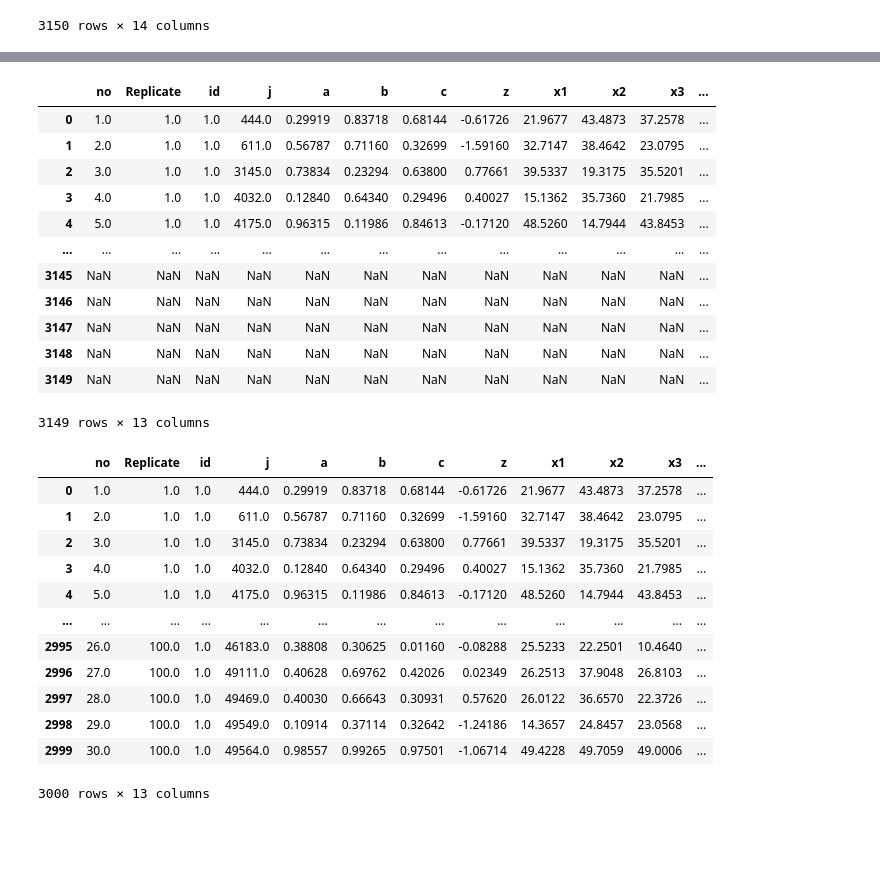
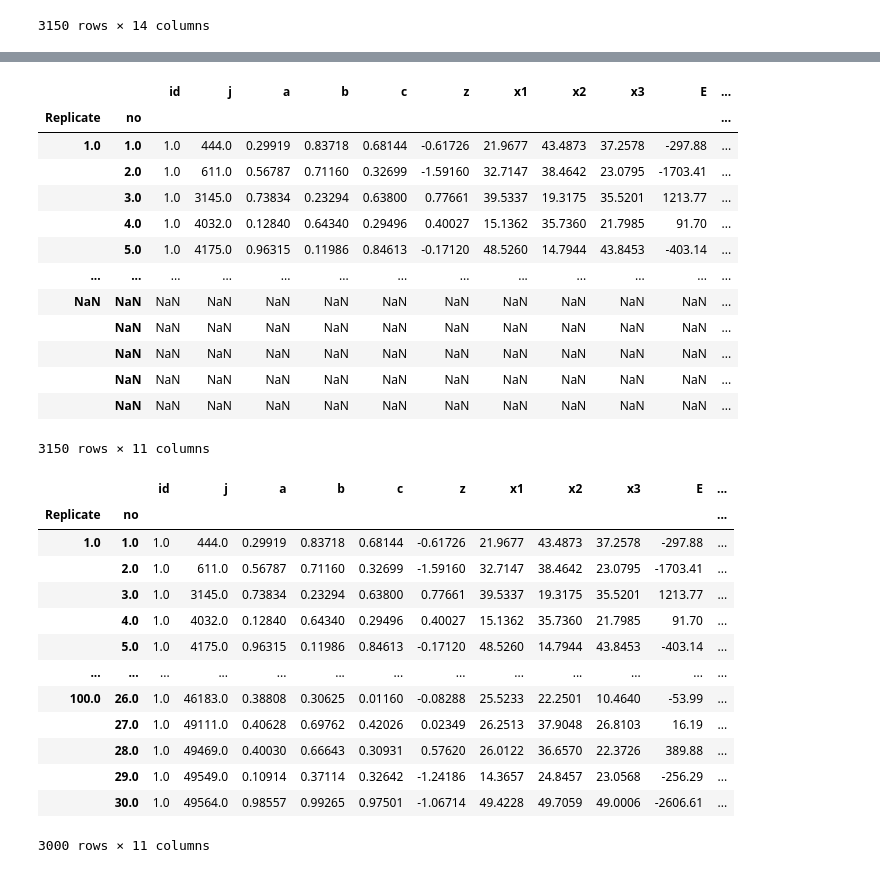
Before and after one commit to iam-fern/Research, a Jupyter notebook: GQ_tese1.ipynb, the cells around one changed output, grey strips where cells are left out. Cells and saved outputs as stored; diff of their text form; code cells hidden in the pictures; blank space fills up the shorter version.

```diff
--- a/GQ_tese1.ipynb
+++ b/GQ_tese1.ipynb
@@ -19,3 +19,6 @@ df
 | 3148 | NaN | NaN | NaN | NaN | NaN | NaN | NaN | NaN | NaN | NaN | NaN | ... |
 | 3149 | NaN | NaN | NaN | NaN | NaN | NaN | NaN | NaN | NaN | NaN | NaN | ... |
 3150 rows × 14 columns
+# %%
+df = pd.read_csv('https://github.com/iam-fern/Research/raw/main/gen_SAS.csv', index_col=['Replicate', 'no'])
+df
@@ -41,33 +60,36 @@ df.isnull()
 df.drop(['Unnamed: 13'], axis=1, inplace=True)
 df
 # %% [output]
-|  | no | Replicate | id | j | a | b | c | z | x1 | x2 | x3 | ... |
-| 0 | 1.0 | 1.0 | 1.0 | 444.0 | 0.29919 | 0.83718 | 0.68144 | -0.61726 | 21.9677 | 43.4873 | 37.2578 | ... |
-| 1 | 2.0 | 1.0 | 1.0 | 611.0 | 0.56787 | 0.71160 | 0.32699 | -1.59160 | 32.7147 | 38.4642 | 23.0795 | ... |
-| 2 | 3.0 | 1.0 | 1.0 | 3145.0 | 0.73834 | 0.23294 | 0.63800 | 0.77661 | 39.5337 | 19.3175 | 35.5201 | ... |
-| 3 | 4.0 | 1.0 | 1.0 | 4032.0 | 0.12840 | 0.64340 | 0.29496 | 0.40027 | 15.1362 | 35.7360 | 21.7985 | ... |
-| 4 | 5.0 | 1.0 | 1.0 | 4175.0 | 0.96315 | 0.11986 | 0.84613 | -0.17120 | 48.5260 | 14.7944 | 43.8453 | ... |
+|  |  | id | j | a | b | c | z | x1 | x2 | x3 | E | ... |
+| Replicate | no |  |  |  |  |  |  |  |  |  |  | ... |
+| 1.0 | 1.0 | 1.0 | 444.0 | 0.29919 | 0.83718 | 0.68144 | -0.61726 | 21.9677 | 43.4873 | 37.2578 | -297.88 | ... |
+|  | 2.0 | 1.0 | 611.0 | 0.56787 | 0.71160 | 0.32699 | -1.59160 | 32.7147 | 38.4642 | 23.0795 | -1703.41 | ... |
+|  | 3.0 | 1.0 | 3145.0 | 0.73834 | 0.23294 | 0.63800 | 0.77661 | 39.5337 | 19.3175 | 35.5201 | 1213.77 | ... |
+|  | 4.0 | 1.0 | 4032.0 | 0.12840 | 0.64340 | 0.29496 | 0.40027 | 15.1362 | 35.7360 | 21.7985 | 91.70 | ... |
+|  | 5.0 | 1.0 | 4175.0 | 0.96315 | 0.11986 | 0.84613 | -0.17120 | 48.5260 | 14.7944 | 43.8453 | -403.14 | ... |
 | ... | ... | ... | ... | ... | ... | ... | ... | ... | ... | ... | ... | ... |
-| 3145 | NaN | NaN | NaN | NaN | NaN | NaN | NaN | NaN | NaN | NaN | NaN | ... |
-| 3146 | NaN | NaN | NaN | NaN | NaN | NaN | NaN | NaN | NaN | NaN | NaN | ... |
-| 3147 | NaN | NaN | NaN | NaN | NaN | NaN | NaN | NaN | NaN | NaN | NaN | ... |
-| 3148 | NaN | NaN | NaN | NaN | NaN | NaN | NaN | NaN | NaN | NaN | NaN | ... |
-| 3149 | NaN | NaN | NaN | NaN | NaN | NaN | NaN | NaN | NaN | NaN | NaN | ... |
+| NaN | NaN | NaN | NaN | NaN | NaN | NaN | NaN | NaN | NaN | NaN | NaN | ... |
+|  | NaN | NaN | NaN | NaN | NaN | NaN | NaN | NaN | NaN | NaN | NaN | ... |
+|  | NaN | NaN | NaN | NaN | NaN | NaN | NaN | NaN | NaN | NaN | NaN | ... |
+|  | NaN | NaN | NaN | NaN | NaN | NaN | NaN | NaN | NaN | NaN | NaN | ... |
+|  | NaN | NaN | NaN | NaN | NaN | NaN | NaN | NaN | NaN | NaN | NaN | ... |
-3149 rows × 13 columns
+3150 rows × 11 columns
 # %%
 # ลบข้อมูลที่มี missing values
-df.dropna()
+table = df.dropna()
+table
 # %% [output]
-|  | no | Replicate | id | j | a | b | c | z | x1 | x2 | x3 | ... |
-| 0 | 1.0 | 1.0 | 1.0 | 444.0 | 0.29919 | 0.83718 | 0.68144 | -0.61726 | 21.9677 | 43.4873 | 37.2578 | ... |
-| 1 | 2.0 | 1.0 | 1.0 | 611.0 | 0.56787 | 0.71160 | 0.32699 | -1.59160 | 32.7147 | 38.4642 | 23.0795 | ... |
-| 2 | 3.0 | 1.0 | 1.0 | 3145.0 | 0.73834 | 0.23294 | 0.63800 | 0.77661 | 39.5337 | 19.3175 | 35.5201 | ... |
-| 3 | 4.0 | 1.0 | 1.0 | 4032.0 | 0.12840 | 0.64340 | 0.29496 | 0.40027 | 15.1362 | 35.7360 | 21.7985 | ... |
-| 4 | 5.0 | 1.0 | 1.0 | 4175.0 | 0.96315 | 0.11986 | 0.84613 | -0.17120 | 48.5260 | 14.7944 | 43.8453 | ... |
+|  |  | id | j | a | b | c | z | x1 | x2 | x3 | E | ... |
+| Replicate | no |  |  |  |  |  |  |  |  |  |  | ... |
+| 1.0 | 1.0 | 1.0 | 444.0 | 0.29919 | 0.83718 | 0.68144 | -0.61726 | 21.9677 | 43.4873 | 37.2578 | -297.88 | ... |
+|  | 2.0 | 1.0 | 611.0 | 0.56787 | 0.71160 | 0.32699 | -1.59160 | 32.7147 | 38.4642 | 23.0795 | -1703.41 | ... |
+|  | 3.0 | 1.0 | 3145.0 | 0.73834 | 0.23294 | 0.63800 | 0.77661 | 39.5337 | 19.3175 | 35.5201 | 1213.77 | ... |
+|  | 4.0 | 1.0 | 4032.0 | 0.12840 | 0.64340 | 0.29496 | 0.40027 | 15.1362 | 35.7360 | 21.7985 | 91.70 | ... |
+|  | 5.0 | 1.0 | 4175.0 | 0.96315 | 0.11986 | 0.84613 | -0.17120 | 48.5260 | 14.7944 | 43.8453 | -403.14 | ... |
 | ... | ... | ... | ... | ... | ... | ... | ... | ... | ... | ... | ... | ... |
-| 2995 | 26.0 | 100.0 | 1.0 | 46183.0 | 0.38808 | 0.30625 | 0.01160 | -0.08288 | 25.5233 | 22.2501 | 10.4640 | ... |
-| 2996 | 27.0 | 100.0 | 1.0 | 49111.0 | 0.40628 | 0.69762 | 0.42026 | 0.02349 | 26.2513 | 37.9048 | 26.8103 | ... |
-| 2997 | 28.0 | 100.0 | 1.0 | 49469.0 | 0.40030 | 0.66643 | 0.30931 | 0.57620 | 26.0122 | 36.6570 | 22.3726 | ... |
-| 2998 | 29.0 | 100.0 | 1.0 | 49549.0 | 0.10914 | 0.37114 | 0.32642 | -1.24186 | 14.3657 | 24.8457 | 23.0568 | ... |
-| 2999 | 30.0 | 100.0 | 1.0 | 49564.0 | 0.98557 | 0.99265 | 0.97501 | -1.06714 | 49.4228 | 49.7059 | 49.0006 | ... |
+| 100.0 | 26.0 | 1.0 | 46183.0 | 0.38808 | 0.30625 | 0.01160 | -0.08288 | 25.5233 | 22.2501 | 10.4640 | -53.99 | ... |
+|  | 27.0 | 1.0 | 49111.0 | 0.40628 | 0.69762 | 0.42026 | 0.02349 | 26.2513 | 37.9048 | 26.8103 | 16.19 | ... |
+|  | 28.0 | 1.0 | 49469.0 | 0.40030 | 0.66643 | 0.30931 | 0.57620 | 26.0122 | 36.6570 | 22.3726 | 389.88 | ... |
+|  | 29.0 | 1.0 | 49549.0 | 0.10914 | 0.37114 | 0.32642 | -1.24186 | 14.3657 | 24.8457 | 23.0568 | -256.29 | ... |
+|  | 30.0 | 1.0 | 49564.0 | 0.98557 | 0.99265 | 0.97501 | -1.06714 | 49.4228 | 49.7059 | 49.0006 | -2606.61 | ... |
-3000 rows × 13 columns
+3000 rows × 11 columns
```
Also changed, not shown: parts of 3 cells of this notebook.
